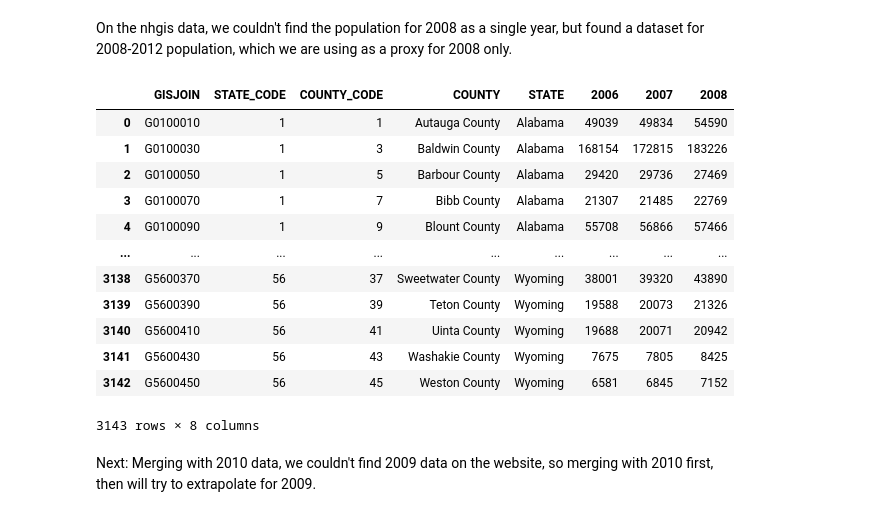
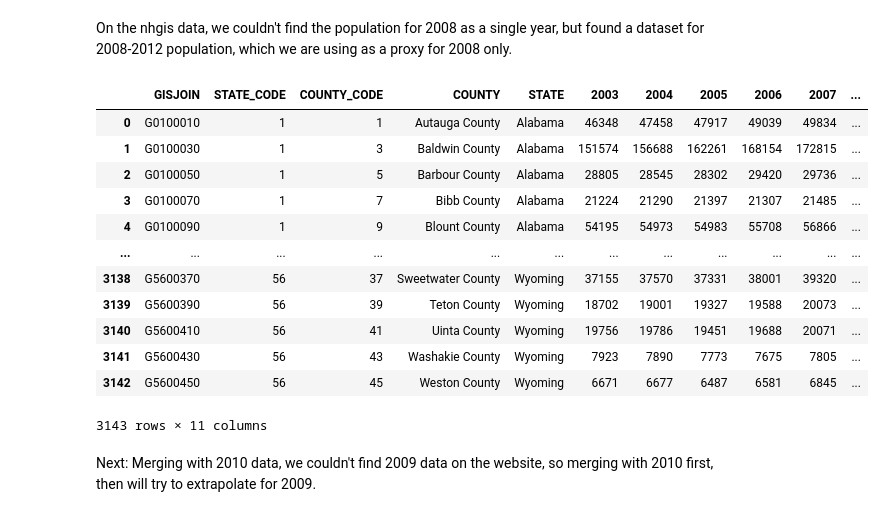
Before and after one commit to MIDS-at-Duke/opioid-2023-painkillers, a Jupyter notebook: 00_Data_Cleaning_and_Merging/00_Code/Code_Draft/pop.ipynb, the cells around one changed output. Drawn from its saved outputs; the diff is of its cells as text; code cells hidden in the pictures.

```diff
--- a/00_Data_Cleaning_and_Merging/00_Code/Code_Draft/pop.ipynb
+++ b/00_Data_Cleaning_and_Merging/00_Code/Code_Draft/pop.ipynb
@@ -43,3 +122,38 @@ pop
 | 3141 | G5600430 | 56 | 43 | Washakie | Wyoming | 7675 | 7805 |
 | 3142 | G5600450 | 56 | 45 | Weston | Wyoming | 6581 | 6845 |
 3143 rows × 7 columns
+# %%
+# now merge pop (2006 and 2007) with pop5included (2003,2004,2005)
+
+popfinal = pd.merge(pop, pop5included, on=["GISJOIN"])
+
+# only keep the columns we need
+popfinal = popfinal[
+    [
+        "GISJOIN",
+        "STATEFP_x",
+        "COUNTYFP_x",
+        "COUNTY_x",
+        "STATE_x",
+        "2003",
+        "2004",
+        "2005",
+        "2006",
+        "2007",
+    ]
+]
+
+# rename columns
+popfinal.columns = [
+    "GISJOIN",
+    "STATEFP",
+    "COUNTYFP",
+    "COUNTY",
+    "STATE",
+    "2003",
+    "2004",
+    "2005",
+    "2006",
+    "2007",
+]
+popfinal
@@ -51,50 +179,56 @@ df2008
 
 # join with pop dataframe sith statea, countya in df2008 and  statefp, countyfp in pop
 df2008 = pd.merge(
-    df2008, pop, left_on=["STATEA", "COUNTYA"], right_on=["STATEFP", "COUNTYFP"]
+    df2008, popfinal, left_on=["STATEA", "COUNTYA"], right_on=["STATEFP", "COUNTYFP"]
 )
 
 # drop columns we don't need
 df2008 = df2008[
     [
         "GISJOIN_x",
         "STATEFP",
         "COUNTYFP",
         "COUNTY_x",
         "STATE_x",
+        "2003",
+        "2004",
+        "2005",
         "2006",
         "2007",
         "QSPE001",
     ]
 ]
 
 # rename columns
 df2008.columns = [
     "GISJOIN",
     "STATE_CODE",
     "COUNTY_CODE",
     "COUNTY",
     "STATE",
+    "2003",
+    "2004",
+    "2005",
     "2006",
     "2007",
     "2008",
 ]
 
 df2008
 # %% [output]
-|  | GISJOIN | STATE_CODE | COUNTY_CODE | COUNTY | STATE | 2006 | 2007 | 2008 |
-| 0 | G0100010 | 1 | 1 | Autauga County | Alabama | 49039 | 49834 | 54590 |
-| 1 | G0100030 | 1 | 3 | Baldwin County | Alabama | 168154 | 172815 | 183226 |
-| 2 | G0100050 | 1 | 5 | Barbour County | Alabama | 29420 | 29736 | 27469 |
-| 3 | G0100070 | 1 | 7 | Bibb County | Alabama | 21307 | 21485 | 22769 |
-| 4 | G0100090 | 1 | 9 | Blount County | Alabama | 55708 | 56866 | 57466 |
-| ... | ... | ... | ... | ... | ... | ... | ... | ... |
-| 3138 | G5600370 | 56 | 37 | Sweetwater County | Wyoming | 38001 | 39320 | 43890 |
-| 3139 | G5600390 | 56 | 39 | Teton County | Wyoming | 19588 | 20073 | 21326 |
-| 3140 | G5600410 | 56 | 41 | Uinta County | Wyoming | 19688 | 20071 | 20942 |
-| 3141 | G5600430 | 56 | 43 | Washakie County | Wyoming | 7675 | 7805 | 8425 |
-| 3142 | G5600450 | 56 | 45 | Weston County | Wyoming | 6581 | 6845 | 7152 |
+|  | GISJOIN | STATE_CODE | COUNTY_CODE | COUNTY | STATE | 2003 | 2004 | 2005 | 2006 | 2007 | ... |
+| 0 | G0100010 | 1 | 1 | Autauga County | Alabama | 46348 | 47458 | 47917 | 49039 | 49834 | ... |
+| 1 | G0100030 | 1 | 3 | Baldwin County | Alabama | 151574 | 156688 | 162261 | 168154 | 172815 | ... |
+| 2 | G0100050 | 1 | 5 | Barbour County | Alabama | 28805 | 28545 | 28302 | 29420 | 29736 | ... |
+| 3 | G0100070 | 1 | 7 | Bibb County | Alabama | 21224 | 21290 | 21397 | 21307 | 21485 | ... |
+| 4 | G0100090 | 1 | 9 | Blount County | Alabama | 54195 | 54973 | 54983 | 55708 | 56866 | ... |
+| ... | ... | ... | ... | ... | ... | ... | ... | ... | ... | ... | ... |
+| 3138 | G5600370 | 56 | 37 | Sweetwater County | Wyoming | 37155 | 37570 | 37331 | 38001 | 39320 | ... |
+| 3139 | G5600390 | 56 | 39 | Teton County | Wyoming | 18702 | 19001 | 19327 | 19588 | 20073 | ... |
+| 3140 | G5600410 | 56 | 41 | Uinta County | Wyoming | 19756 | 19786 | 19451 | 19688 | 20071 | ... |
+| 3141 | G5600430 | 56 | 43 | Washakie County | Wyoming | 7923 | 7890 | 7773 | 7675 | 7805 | ... |
+| 3142 | G5600450 | 56 | 45 | Weston County | Wyoming | 6671 | 6677 | 6487 | 6581 | 6845 | ... |
-3143 rows × 8 columns
+3143 rows × 11 columns
 # %% [markdown]
 Next: Merging with 2010 data, we couldn't find 2009 data on the website, so merging with 2010 first, then will try to extrapolate for 2009.
 # %%
```
Also changed, not shown: parts of 24 cells of this notebook.
